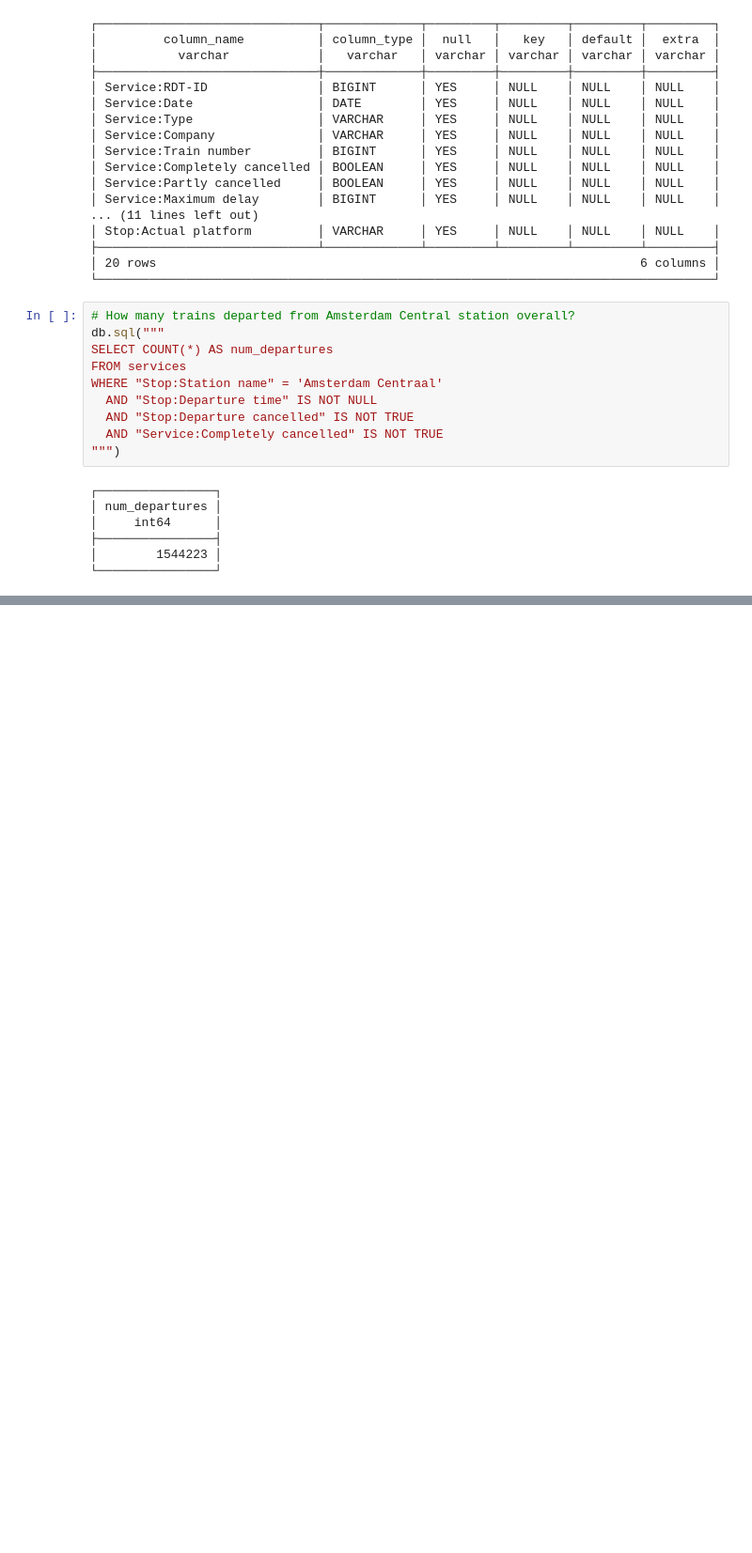
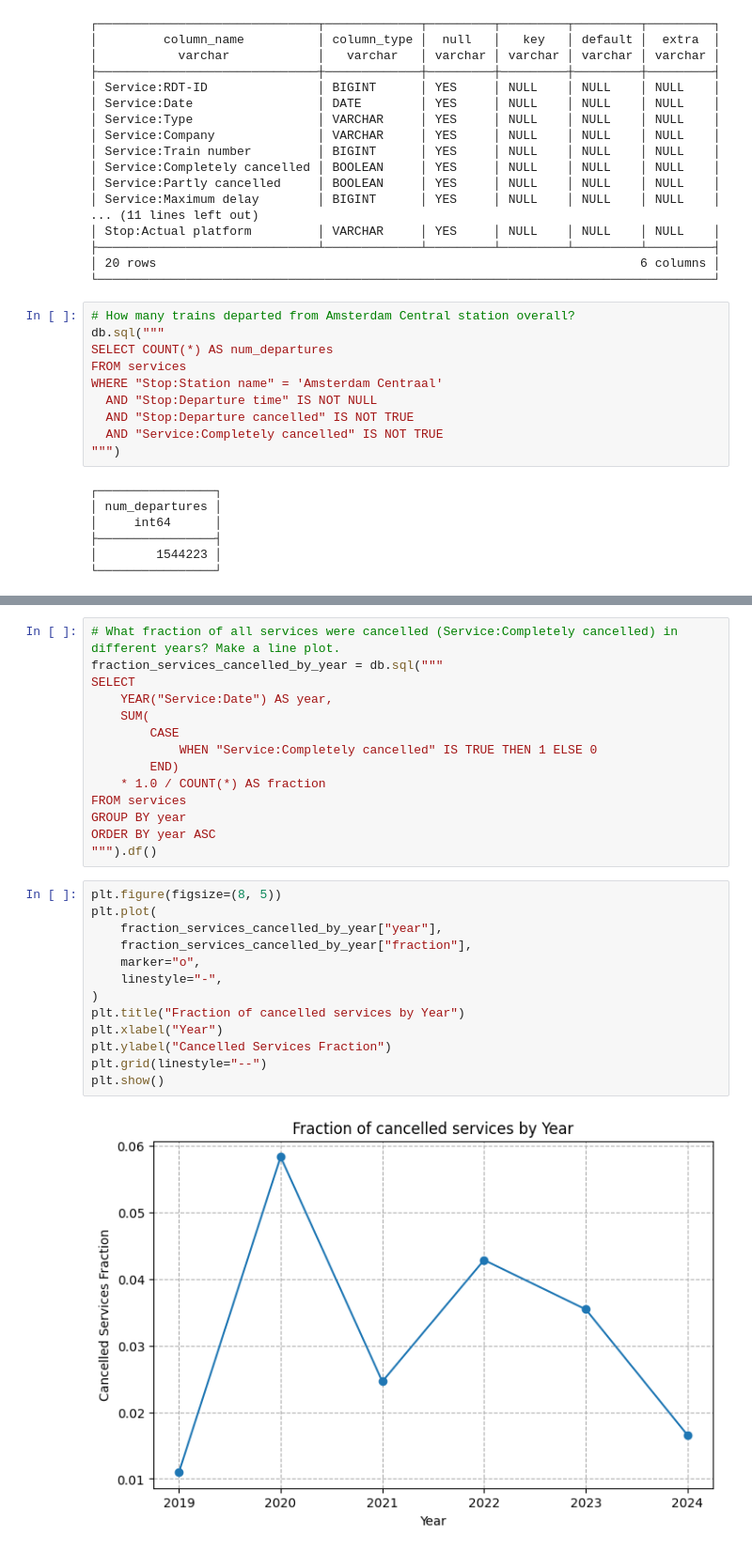
Before and after one commit to juliaryb/MLOps1, a Jupyter notebook: lab02/homework/dutch_trains_analysis.ipynb, the cells around one changed output, grey strips where cells are left out. Shown at 94% size. Cells and saved outputs as stored; diff of their text form; blank space fills up the shorter version.

```diff
--- a/lab02/homework/dutch_trains_analysis.ipynb
+++ b/lab02/homework/dutch_trains_analysis.ipynb
@@ -380,0 +492,29 @@ ORDER BY avg_arrival_delay DESC
+# %%
+# What fraction of all services were cancelled (Service:Completely cancelled) in different years? Make a line plot.
+fraction_services_cancelled_by_year = db.sql("""
+SELECT
+    YEAR("Service:Date") AS year,
+    SUM(
+        CASE
+            WHEN "Service:Completely cancelled" IS TRUE THEN 1 ELSE 0
+        END)
+    * 1.0 / COUNT(*) AS fraction
+FROM services
+GROUP BY year
+ORDER BY year ASC
+""").df()
+# %%
+plt.figure(figsize=(8, 5))
+plt.plot(
+    fraction_services_cancelled_by_year["year"],
+    fraction_services_cancelled_by_year["fraction"],
+    marker="o",
+    linestyle="-",
+)
+plt.title("Fraction of cancelled services by Year")
+plt.xlabel("Year")
+plt.ylabel("Cancelled Services Fraction")
+plt.grid(linestyle="--")
+plt.show()
+# %% [output]
+[figure, added]
```
Also changed, not shown: parts of 13 cells of this notebook.
